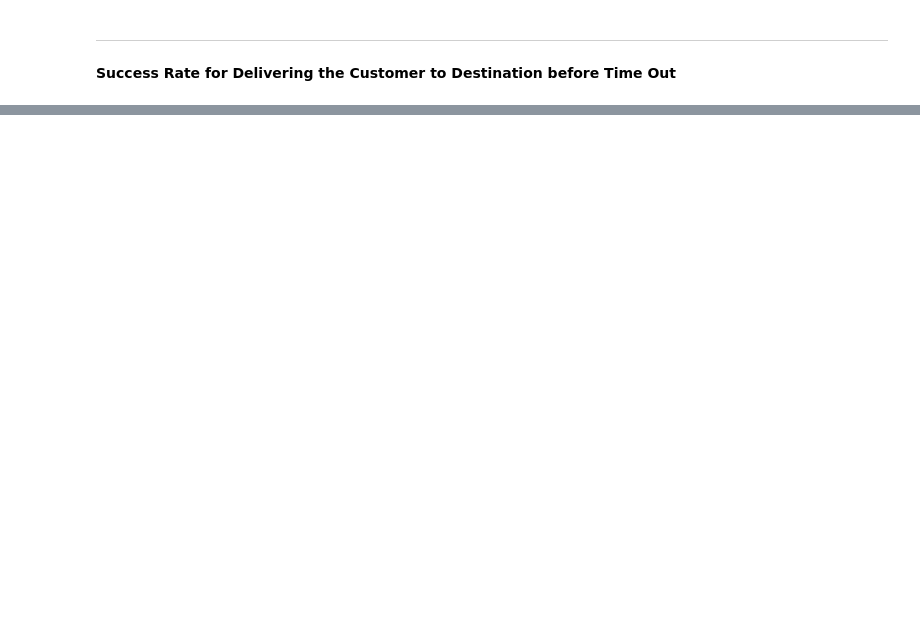
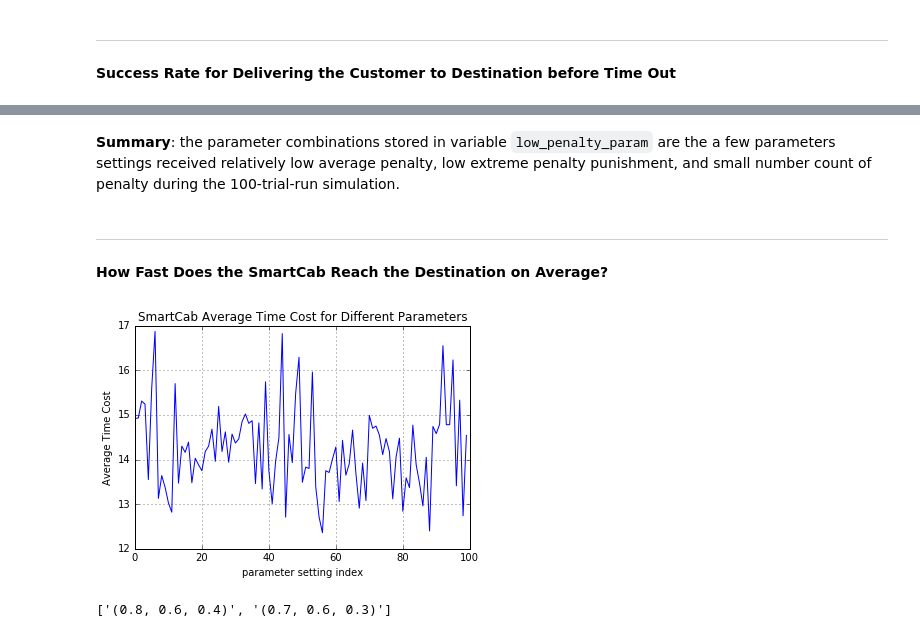
Before and after one commit to zhongyuk/machine-learning, a Jupyter notebook: projects/smartcab/Report.ipynb, the cells around one changed output, grey strips where cells are left out. Saved outputs shown, nothing was run; the diff lists cells and outputs as text; code cells hidden in the pictures; blank space fills up the shorter version.

```diff
--- a/projects/smartcab/Report.ipynb
+++ b/projects/smartcab/Report.ipynb
@@ -76,0 +226,21 @@ plt.plot(param_id, success_rate)
+# %% [markdown]
+**Summary**: the parameter combinations stored in variable `low_penalty_param` are the a few parameters settings received relatively low average penalty, low extreme penalty punishment, and small number count of penalty during the 100-trial-run simulation.
+# %% [markdown]
+***
+**How Fast Does the SmartCab Reach the Destination on Average?**
+# %%
+avg_time = []
+time_cost = data['deadline'] - data['end_time']
+param_list = []
+for p in param:
+    param_list.append(p)
+    p_bool = data['parameters'] == p
+    tc = time_cost[p_bool]
+    avg_tc = tc.mean()
+    avg_time.append(avg_tc)
+param_id = range(len(param))
+plt.plot(param_id, avg_time);plt.xlabel('parameter setting index');
+plt.ylabel('Average Time Cost'); plt.grid(True)
+plt.title('SmartCab Average Time Cost for Different Parameters');plt.show()
+# %% [output]
+[figure, added]
@@ -76,0 +251,4 @@ plt.plot(param_id, success_rate)
+# %%
+list(set(high_sr_param) & set(low_penalty_param) & set(low_time_param))
+# %% [output]
+['(0.8, 0.6, 0.4)', '(0.7, 0.6, 0.3)']
```
Also changed, not shown: parts of 33 cells of this notebook, 2 other files.
